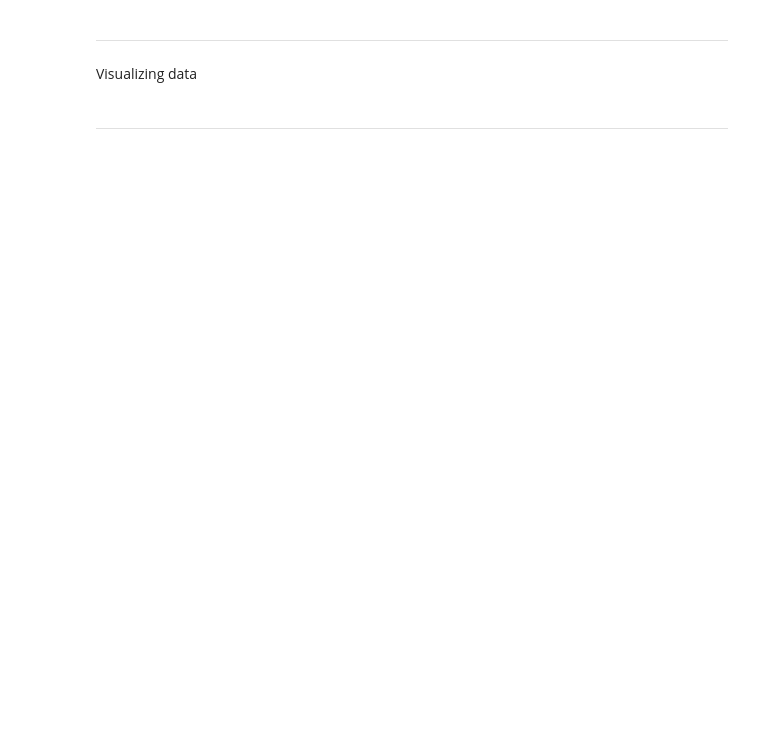
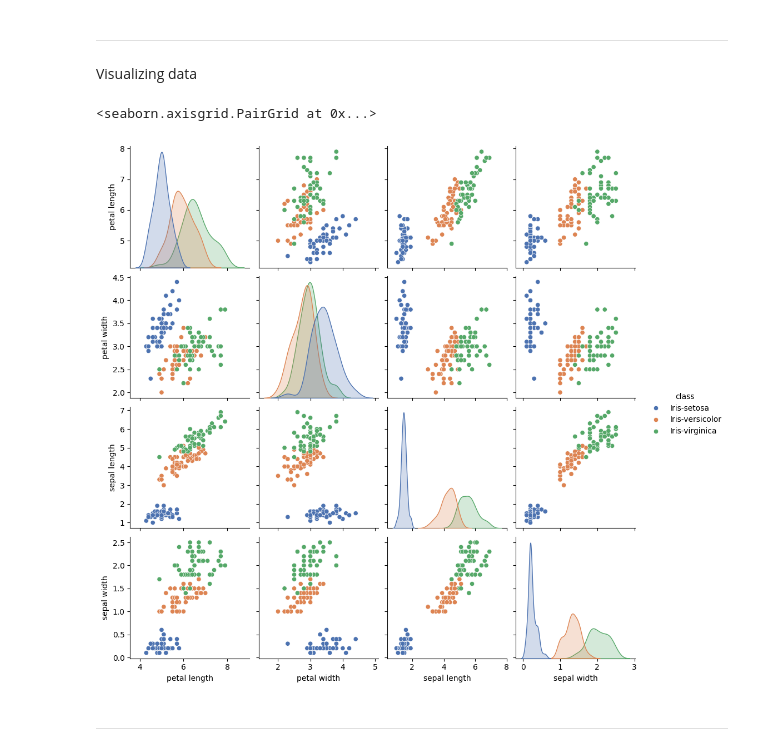
Before and after one commit to JasinskiKacper/machine_learning_from_scratch, a Jupyter notebook: 04_decision_tree/experiments.ipynb, the cells around one changed output. Drawn from its saved outputs; the diff is of its cells as text; code cells hidden in the pictures; blank space fills up the shorter version.

```diff
--- a/04_decision_tree/experiments.ipynb
+++ b/04_decision_tree/experiments.ipynb
@@ -13,6 +13,10 @@ import seaborn as sns
 ---
 # %% [markdown]
 Importing data
+# %%
+iris = '../data/iris/bezdekIris.data'
+iris = pd.read_csv(iris)
+iris.columns = ['petal length', 'petal width', 'sepal length', 'sepal width', 'class']
 # %% [markdown]
 ---
 # %% [markdown]
@@ -21,5 +41,10 @@ Checking data
 ---
 # %% [markdown]
 Visualizing data
+# %%
+sns.pairplot(data=iris, hue='class', palette='deep')
+# %% [output]
+<seaborn.axisgrid.PairGrid at 0x...>
+[figure, added]
 # %% [markdown]
 ---
```
Also changed, not shown: parts of 2 cells of this notebook, 3 other files.
